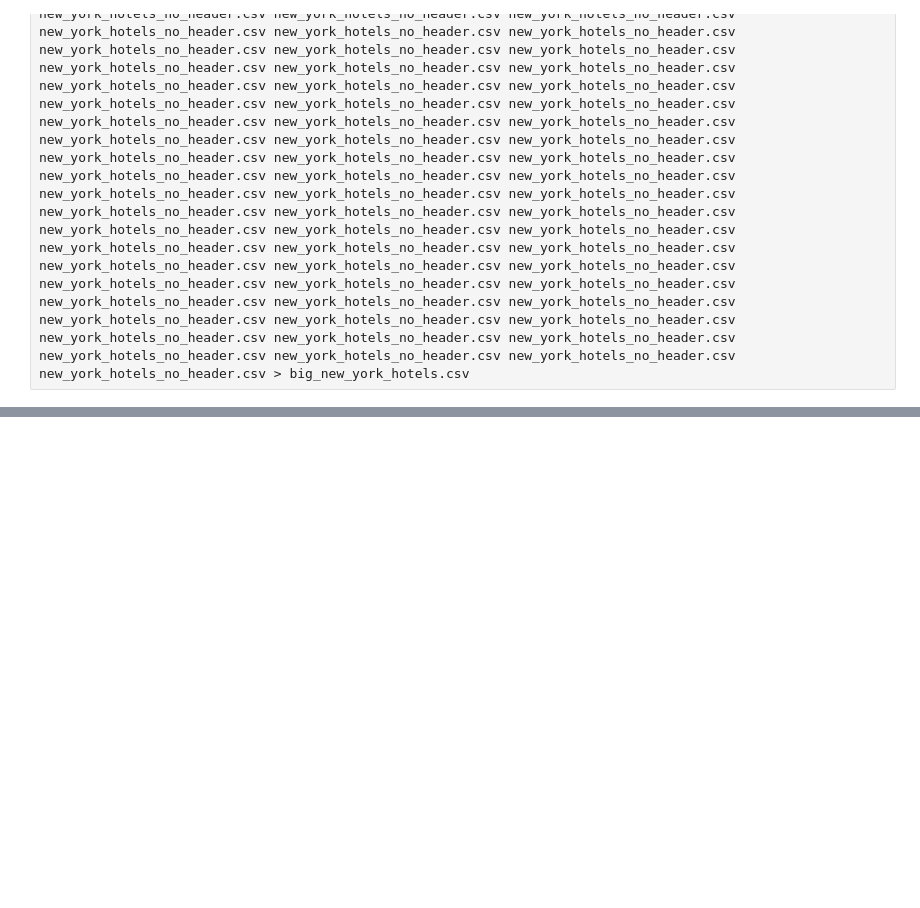
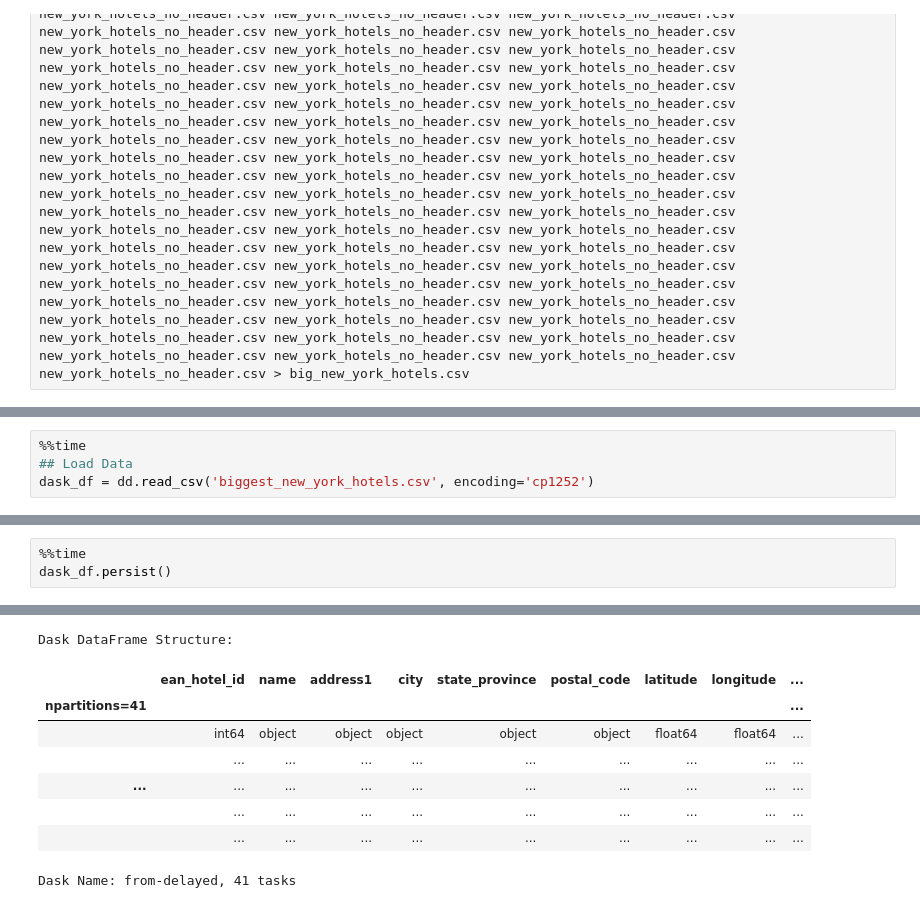
Before and after one commit to tonywang124/pp18_final_project, a Jupyter notebook: Notebooks/Pandas_Comparison.ipynb, the cells around one changed output, grey strips where cells are left out. Saved outputs shown, nothing was run; the diff lists cells and outputs as text; blank space fills up the shorter version.

```diff
--- a/Notebooks/Pandas_Comparison.ipynb
+++ b/Notebooks/Pandas_Comparison.ipynb
@@ -247,0 +388,4 @@ Wall time: 1min 15s
+# %%
+%%time
+## Load Data
+dask_df = dd.read_csv('biggest_new_york_hotels.csv', encoding='cp1252')
@@ -247,0 +395,4 @@ Wall time: 1min 15s
+# %%
+%%time
+dask_df.persist()
+# %% [output]
@@ -247,0 +401,9 @@ Wall time: 1min 15s
+Dask DataFrame Structure:
+|  | ean_hotel_id | name | address1 | city | state_province | postal_code | latitude | longitude | ... |
+| npartitions=41 |  |  |  |  |  |  |  |  | ... |
+|  | int64 | object | object | object | object | object | float64 | float64 | ... |
+|  | ... | ... | ... | ... | ... | ... | ... | ... | ... |
+| ... | ... | ... | ... | ... | ... | ... | ... | ... | ... |
+|  | ... | ... | ... | ... | ... | ... | ... | ... | ... |
+|  | ... | ... | ... | ... | ... | ... | ... | ... | ... |
+Dask Name: from-delayed, 41 tasks
```
Also changed, not shown: parts of 71 cells of this notebook.
